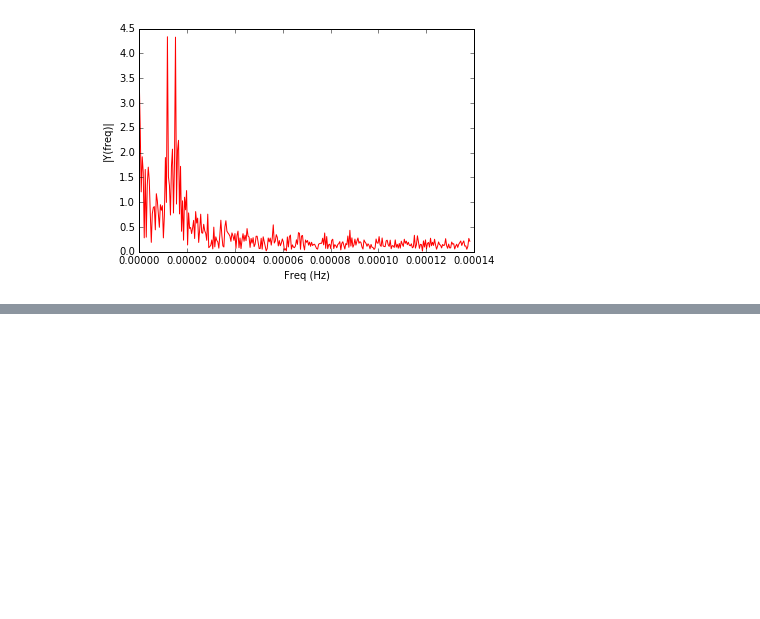
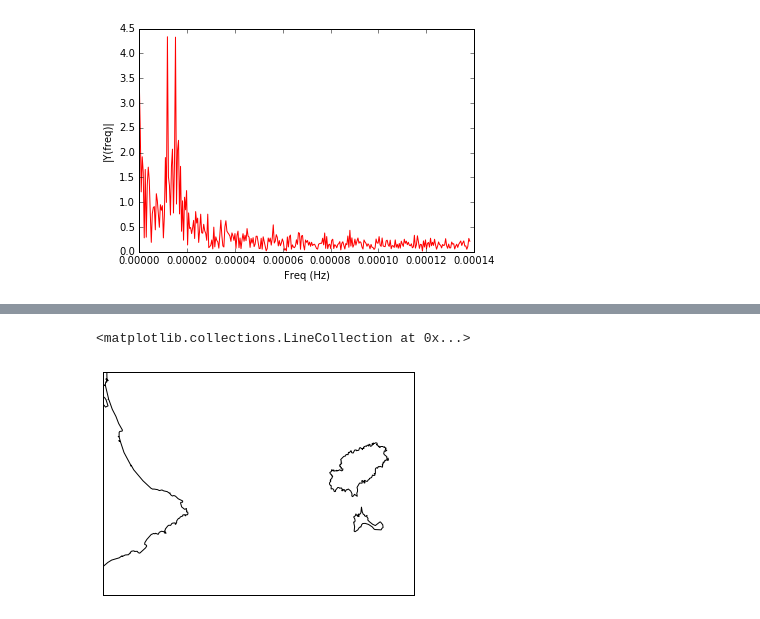
Before and after one commit to socib/HFRadarReports, a Jupyter notebook: HF_Radar_testing_environment.ipynb, the cells around one changed output, grey strips where cells are left out. Drawn from its saved outputs; the diff is of its cells as text; code cells hidden in the pictures; blank space fills up the shorter version.

Commit message:
Tested new lat and lon ranges for basemap in jupyter notebook.

```diff
--- a/HF_Radar_testing_environment.ipynb
+++ b/HF_Radar_testing_environment.ipynb
@@ -882,0 +905,6 @@ plt.ylabel('|Y(freq)|')
+# %%
+m1 = Basemap(projection='merc', llcrnrlat=38.30, urcrnrlat=39.50, llcrnrlon=-0.35, urcrnrlon=1.80, lat_ts=35., resolution='h')
+m1.drawcoastlines()
+# %% [output]
+<matplotlib.collections.LineCollection at 0x...>
+[figure, added]
```
Also changed, not shown: parts of 2 cells of this notebook.
